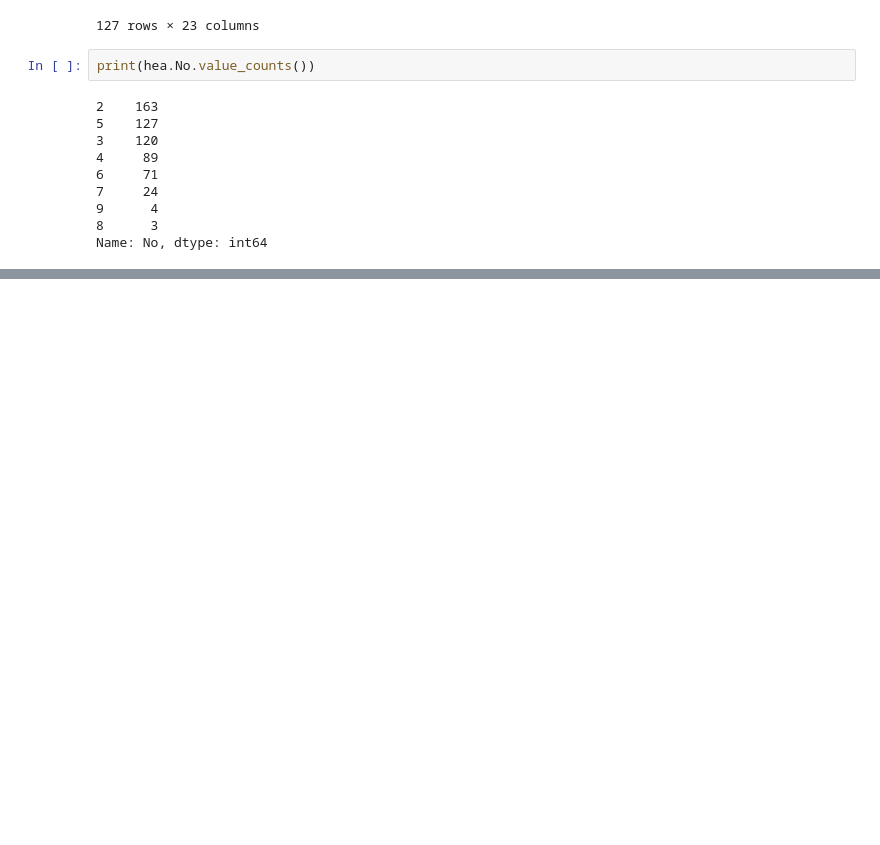
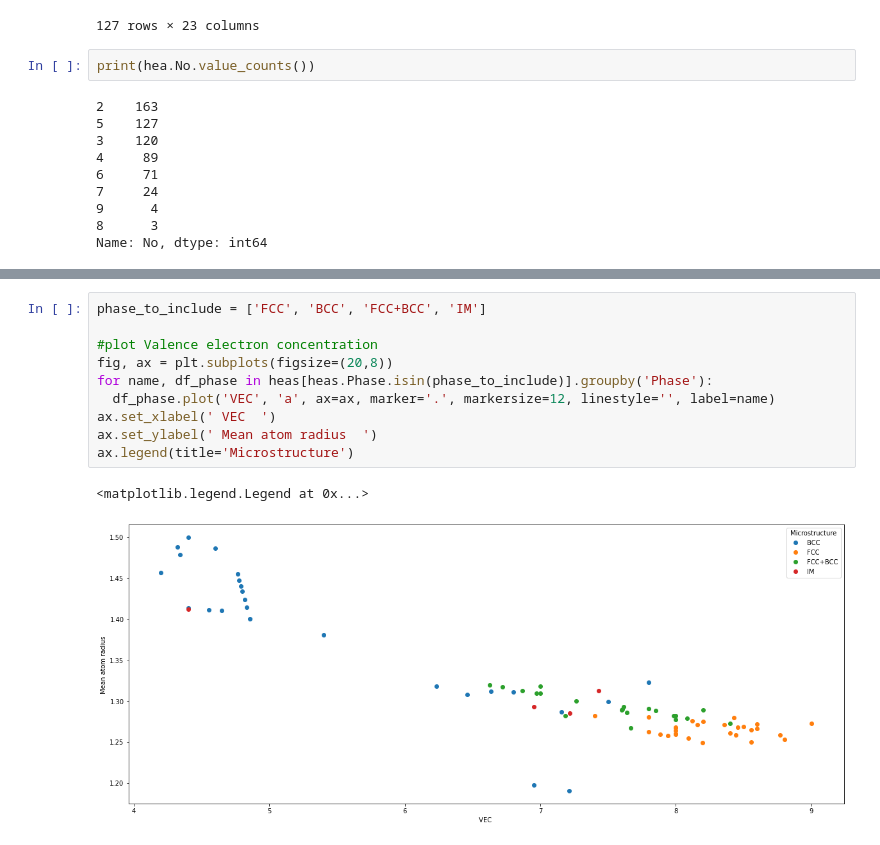
Before and after one commit to K-Domar/MyRepo, a Jupyter notebook: Homework4.ipynb, the cells around one changed output, grey strips where cells are left out. Cells and saved outputs as stored; diff of their text form; blank space fills up the shorter version.

```diff
--- a/Homework4.ipynb
+++ b/Homework4.ipynb
@@ -143,0 +108,13 @@ plt.show()
+# %%
+phase_to_include = ['FCC', 'BCC', 'FCC+BCC', 'IM']
+
+#plot Valence electron concentration
+fig, ax = plt.subplots(figsize=(20,8))
+for name, df_phase in heas[heas.Phase.isin(phase_to_include)].groupby('Phase'):
+  df_phase.plot('VEC', 'a', ax=ax, marker='.', markersize=12, linestyle='', label=name)
+ax.set_xlabel(' VEC  ')
+ax.set_ylabel(' Mean atom radius  ')
+ax.legend(title='Microstructure')
+# %% [output]
+<matplotlib.legend.Legend at 0x...>
+[figure, added]
```
Also changed, not shown: parts of 7 cells of this notebook.
